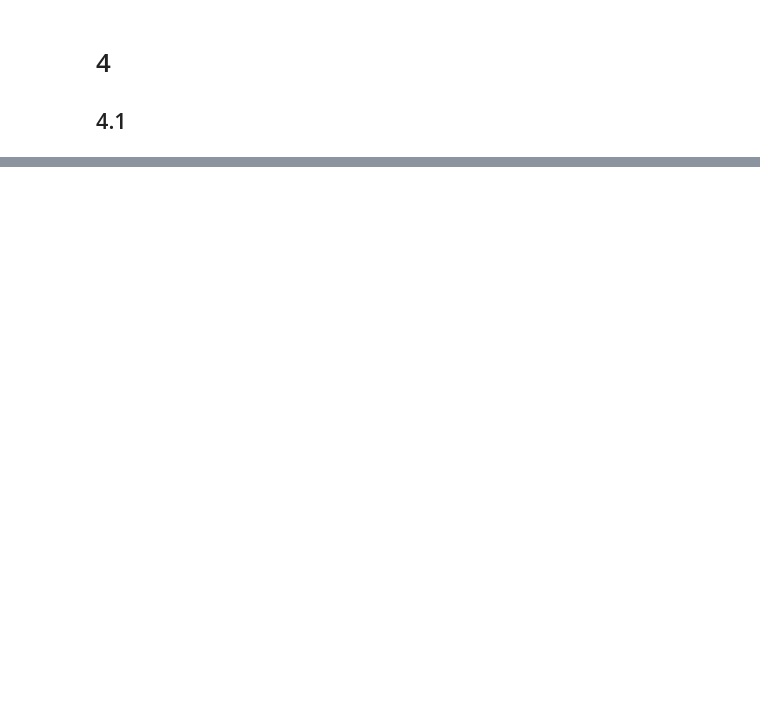
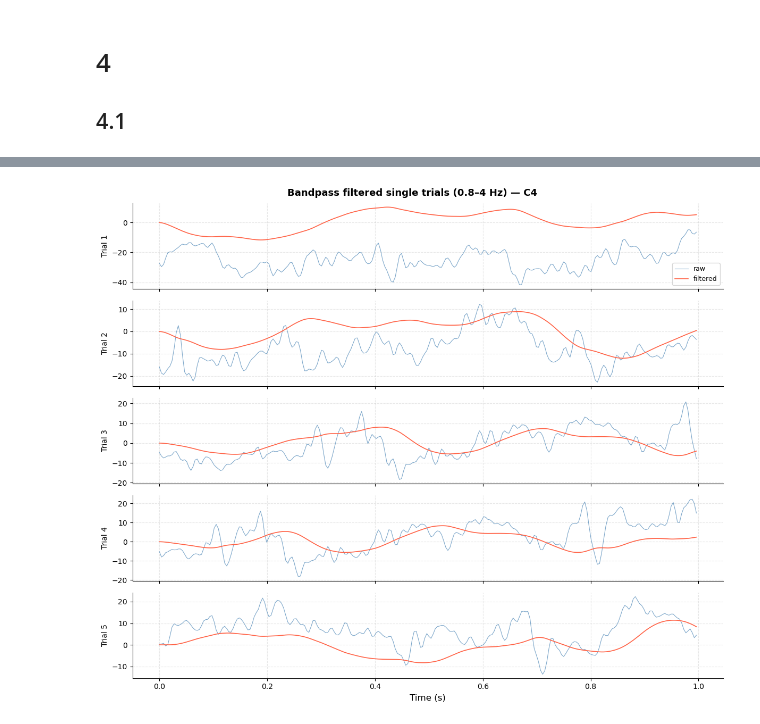
Before and after one commit to dralois/BMI-Exercises, a Jupyter notebook: exercise_1/exercise_1.ipynb, the cells around one changed output, grey strips where cells are left out. Saved outputs shown, nothing was run; the diff lists cells and outputs as text; code cells hidden in the pictures; blank space fills up the shorter version.

```diff
--- a/exercise_1/exercise_1.ipynb
+++ b/exercise_1/exercise_1.ipynb
@@ -137,3 +137,8 @@ plt.show()
 # %% [markdown]
 # 4
 ## 4.1
+# %%
+# Per (step, channel) peak, average if several frequencies tie
+max_vals = spectrogram.max(axis=1, keepdims=True)
+mask = (spectrogram == max_vals)
+band_power = (spectrogram * mask).sum(axis=1) / mask.sum(axis=1)
@@ -139,0 +186,27 @@ plt.show()
+# %%
+from scipy.signal import butter, lfilter
+
+# Butterworth bandpass filter, 0.8 - 4 Hz
+b, a = butter(N=2, Wn=[0.8, 4.0], btype="bandpass", fs=fs) # type: ignore
+
+# Apply filter along time axis
+responses_filt = lfilter(b, a, responses, axis=0)
+
+ch = 1
+n_trials_plot = 5
+
+fig, axes = plt.subplots(n_trials_plot, 1, figsize=(12, n_trials_plot * 2), sharex=True)
+for i, ax in enumerate(axes):
+    ax.plot(t, responses[:, ch, i], color="steelblue", linewidth=0.8, alpha=0.7, label="raw")
+    ax.plot(t, responses_filt[:, ch, i], color="tomato", linewidth=1.2, label="filtered")
+    ax.set_ylabel(f"Trial {i+1}", fontsize=10)
+    ax.spines[["top", "right"]].set_visible(False)
+    ax.grid(True, linestyle="--", alpha=0.3)
+
+axes[0].legend(fontsize=9)
+axes[-1].set_xlabel("Time (s)", fontsize=12)
+fig.suptitle(f"Bandpass filtered single trials (0.8–4 Hz) — {electrodes[ch]}", fontsize=13, fontweight="bold")
+plt.tight_layout()
+plt.show()
+# %% [output]
+[figure, added]
```
Also changed, not shown: parts of 15 cells of this notebook, 1 other file.
